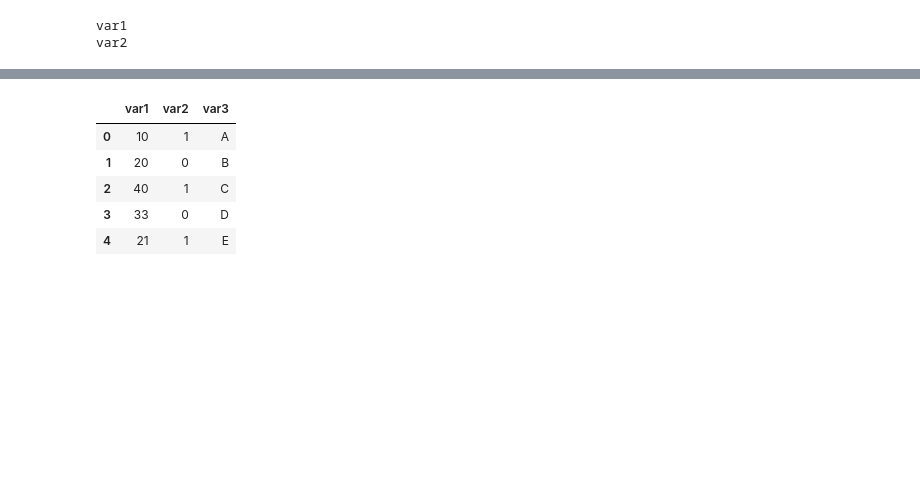
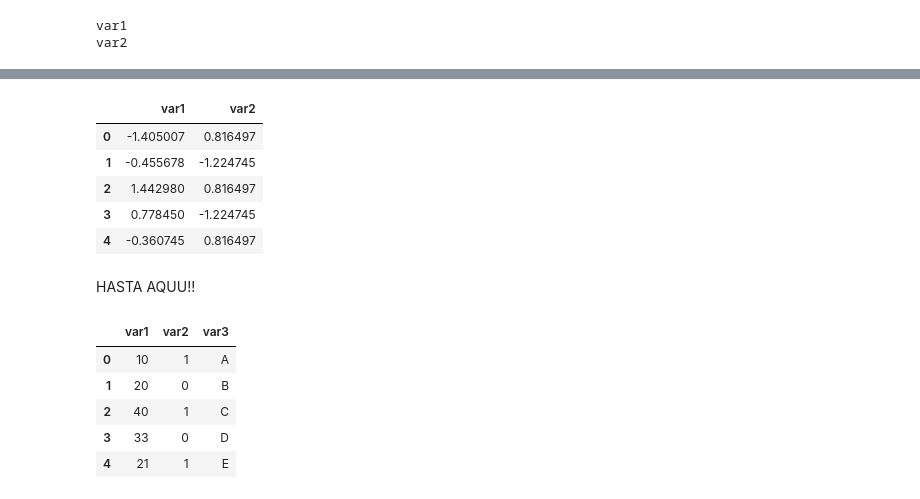
Before and after one commit to it-ces/PUBLIC-AI, a Jupyter notebook: Analytics/Z_standard(BIT).ipynb, the cells around one changed output, grey strips where cells are left out. Drawn from its saved outputs; the diff is of its cells as text; code cells hidden in the pictures; blank space fills up the shorter version.

```diff
--- a/Analytics/Z_standard(BIT).ipynb
+++ b/Analytics/Z_standard(BIT).ipynb
@@ -10,6 +11,7 @@ df = pd.DataFrame({'var1': [ 10, 20, 40, 33, 21],
       'var2': [1, 0, 1 ,0 ,1 ],
       'var3': ['A', 'B', 'C', 'D', 'E']})
 df_ = df.copy()
+df2 = df.copy()
 # %%
 df
 # %% [output]
@@ -46,3 +58,14 @@ df # Var not requiere standardization
+# %%
+pd.DataFrame(stad.fit_transform(df2[['var1', 'var2']]), columns = ['var1', 'var2'])
+# %% [output]
+|  | var1 | var2 |
+| 0 | -1.405007 | 0.816497 |
+| 1 | -0.455678 | -1.224745 |
+| 2 | 1.442980 | 0.816497 |
+| 3 | 0.778450 | -1.224745 |
+| 4 | -0.360745 | 0.816497 |
+# %% [markdown]
+HASTA AQUU!!
 # %%
 def is_binary(var, df):
   ideal = [0,1]  # not binary.......
```
Also changed, not shown: parts of 5 cells of this notebook.
